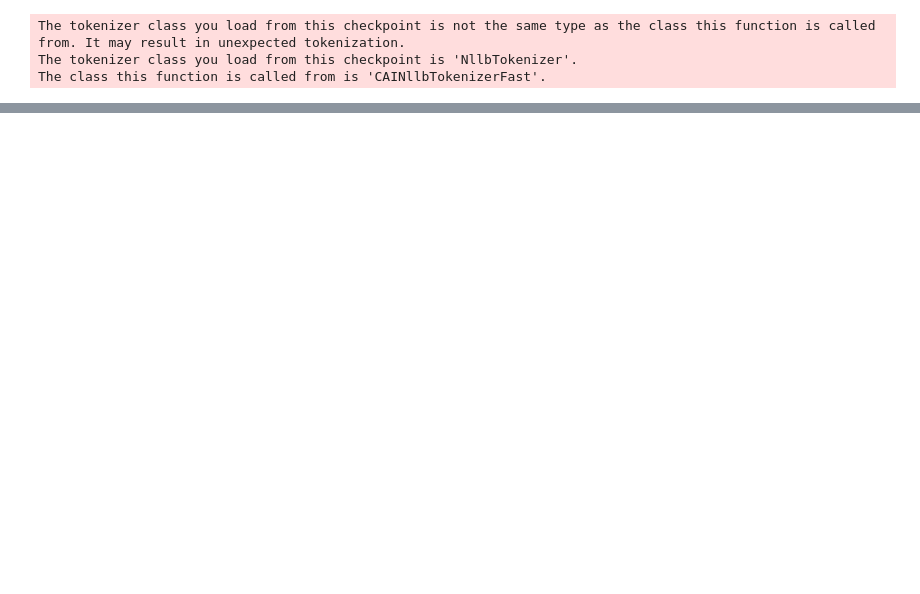
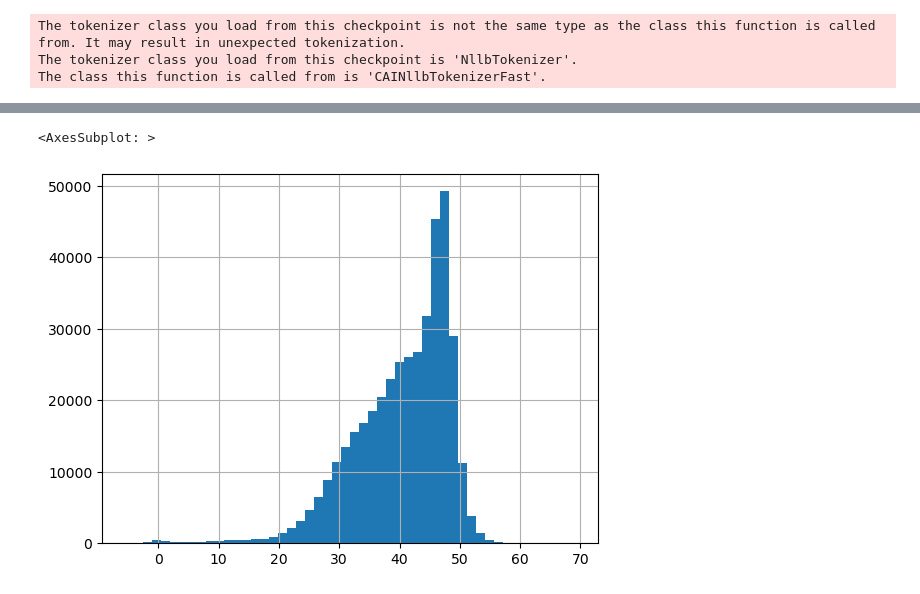
Before and after one commit to CompassionAI/garland, a Jupyter notebook: notebooks/Bitext template mining.ipynb, the cells around one changed output, grey strips where cells are left out. Drawn from its saved outputs; the diff is of its cells as text; code cells hidden in the pictures; blank space fills up the shorter version.

```diff
--- a/notebooks/Bitext template mining.ipynb
+++ b/notebooks/Bitext template mining.ipynb
@@ -156,0 +256,13 @@ translator.translate(
+# %%
+from transformers import RobertaTokenizer, RobertaForMaskedLM
+import torch
+
+tokenizer = RobertaTokenizer.from_pretrained("roberta-large")
+model = RobertaForMaskedLM.from_pretrained("roberta-large")
+# %%
+sent = "he will cure all <mask><mask>"
+# %%
+input_ = tokenizer(sent, return_tensors="pt")
+# %%
+with torch.no_grad():
+    logits = model(**input_).logits
@@ -156,0 +312,5 @@ translator.translate(
+# %%
+pd.Series(logits.flatten()).hist(bins=50)
+# %% [output]
+<AxesSubplot: >
+[figure, added]
```
Also changed, not shown: parts of 33 cells of this notebook.
